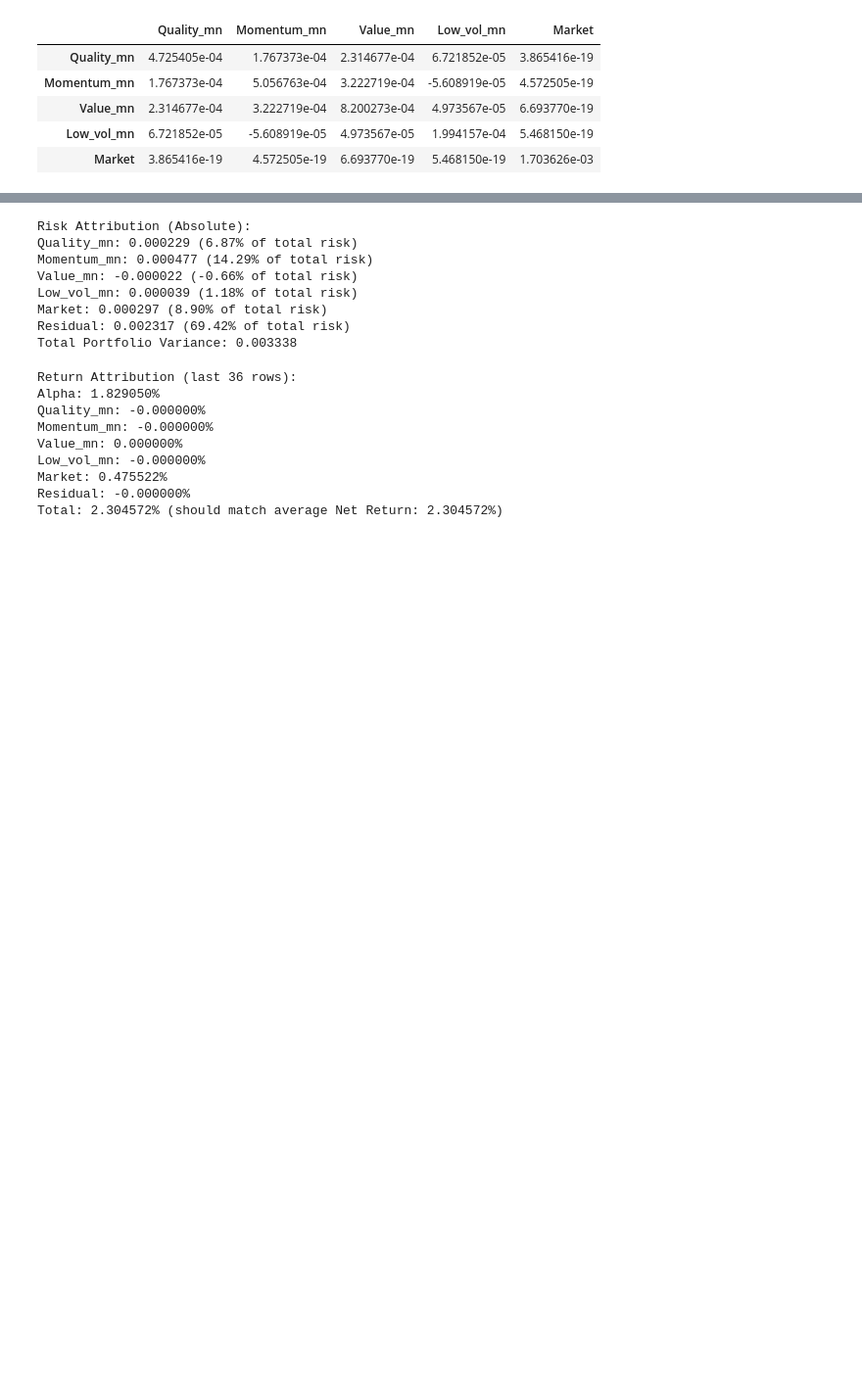
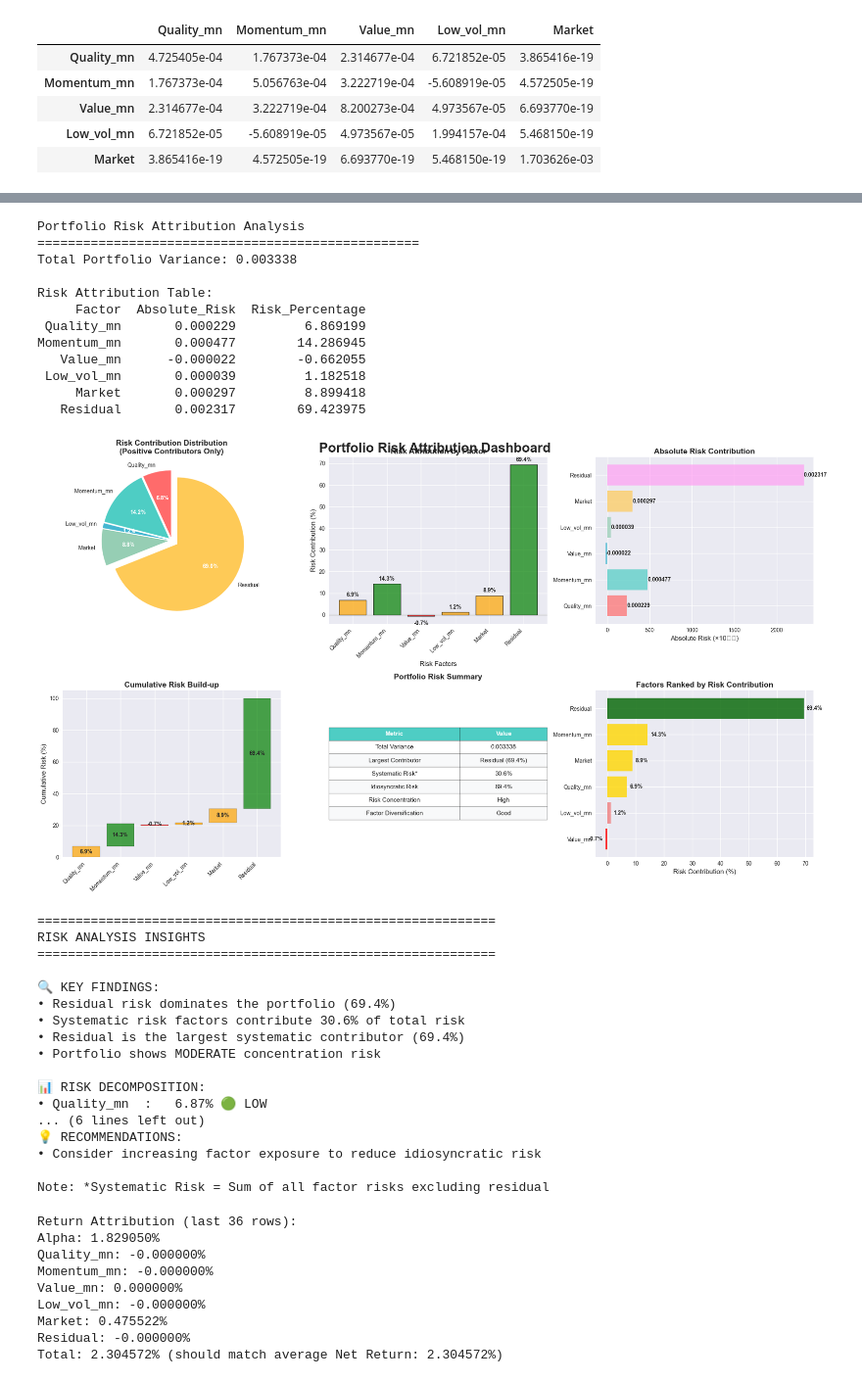
Before and after one commit to pratyush-x355/fund_analysis, a Jupyter notebook: risk_return_attribution_mf.ipynb, the cells around one changed output, grey strips where cells are left out. Shown at 98% size. Saved outputs shown, nothing was run; the diff lists cells and outputs as text; code cells hidden in the pictures; blank space fills up the shorter version.

```diff
--- a/risk_return_attribution_mf.ipynb
+++ b/risk_return_attribution_mf.ipynb
@@ -116,21 +135,51 @@ residual_var = model.resid.var()
 # %%
-# --- Step 8: Summarize Results ---
-total_risk = sum(risk_contributions.values()) + residual_var
+import libraries.help as help
+importlib.reload(help)
 
-print("\nRisk Attribution (Absolute):")
-for factor, contribution in risk_contributions.items():
-    print(f"{factor}: {contribution:.6f} ({contribution/total_risk:.2%} of total risk)")
-print(f"Residual: {residual_var:.6f} ({residual_var/total_risk:.2%} of total risk)")
-print(f"Total Portfolio Variance: {total_risk:.6f}")
+# Build dataframe
+df = pd.DataFrame([
+    {"Factor": factor,
+     "Absolute_Risk": contrib,
+     "Risk_Percentage": (contrib / total_risk) * 100}
+    for factor, contrib in risk_contributions.items()
+] + [{
+    "Factor": "Residual",
+    "Absolute_Risk": residual_var,
+    "Risk_Percentage": (residual_var / total_risk) * 100
+}])
+
+help.plot_risk_attribution(df, total_risk, title="Portfolio Risk Attribution Dashboard")
 # %% [output]
-Risk Attribution (Absolute):
-Quality_mn: 0.000229 (6.87% of total risk)
-Momentum_mn: 0.000477 (14.29% of total risk)
-Value_mn: -0.000022 (-0.66% of total risk)
-Low_vol_mn: 0.000039 (1.18% of total risk)
-Market: 0.000297 (8.90% of total risk)
-Residual: 0.002317 (69.42% of total risk)
+Portfolio Risk Attribution Analysis
+==================================================
 Total Portfolio Variance: 0.003338
+
+Risk Attribution Table:
+     Factor  Absolute_Risk  Risk_Percentage
+ Quality_mn       0.000229         6.869199
+Momentum_mn       0.000477        14.286945
+   Value_mn      -0.000022        -0.662055
+ Low_vol_mn       0.000039         1.182518
+     Market       0.000297         8.899418
+   Residual       0.002317        69.423975
+[figure, added]
+============================================================
+RISK ANALYSIS INSIGHTS
+============================================================
+
+🔍 KEY FINDINGS:
+• Residual risk dominates the portfolio (69.4%)
+• Systematic risk factors contribute 30.6% of total risk
+• Residual is the largest systematic contributor (69.4%)
+• Portfolio shows MODERATE concentration risk
+
+📊 RISK DECOMPOSITION:
+• Quality_mn  :   6.87% 🟢 LOW
+... (6 lines left out)
+💡 RECOMMENDATIONS:
+• Consider increasing factor exposure to reduce idiosyncratic risk
+
+Note: *Systematic Risk = Sum of all factor risks excluding residual
 # %%
 # --- Step 9: Attribution Calculation ---
 betas = model.params.drop('const')
```
Also changed, not shown: parts of 4 cells of this notebook, 11 other files.
